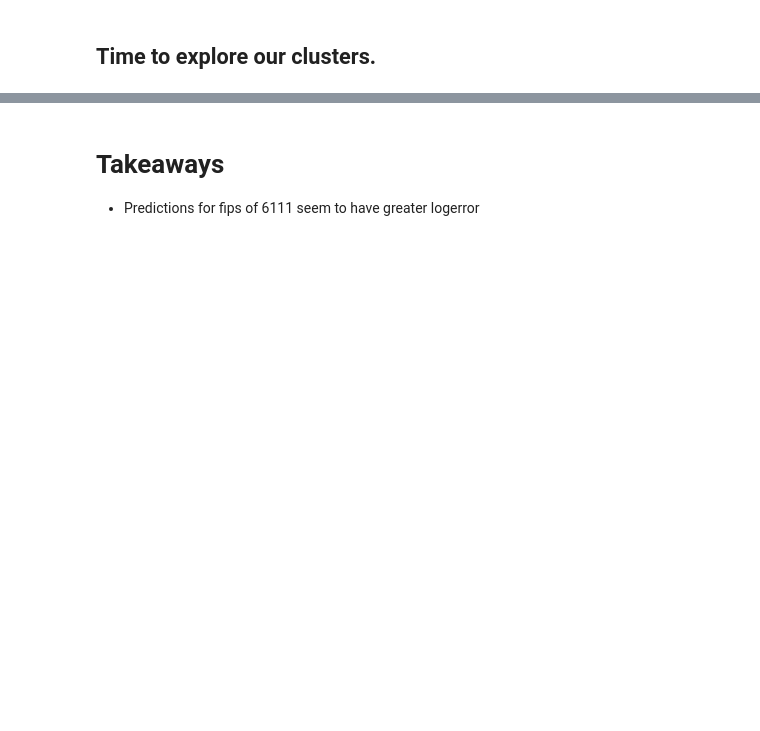
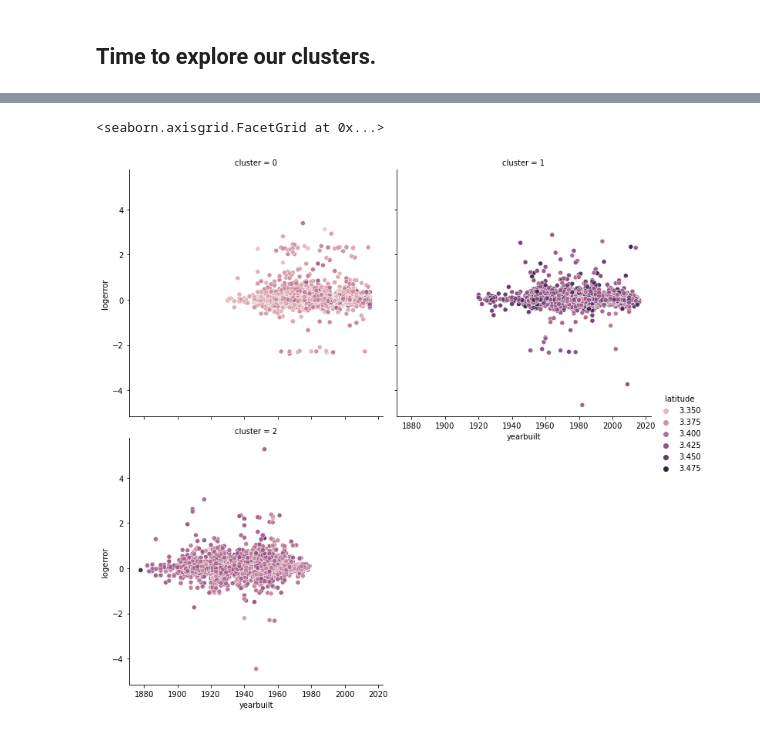
Before and after one commit to TeamOneCluster/ClusterProject, a Jupyter notebook: bts-explore.ipynb, the cells around one changed output, grey strips where cells are left out. Cells and saved outputs as stored; diff of their text form; code cells hidden in the pictures; blank space fills up the shorter version.

```diff
--- a/bts-explore.ipynb
+++ b/bts-explore.ipynb
@@ -994,3 +1076,0 @@ sns.pairplot(cluster_0, corner=True, hue='fips')
-# %% [markdown]
-# Takeaways
-* Predictions for fips of 6111 seem to have greater logerror
@@ -1017,0 +1077,6 @@ print("RMSE for OLS using LinearRegression\nTraining/In-Sample: ", rmse_train,
+# %%
+# plot out income vs. spending with regard to the cluster and age
+sns.relplot(data=train, x="yearbuilt", y="logerror", col="cluster", hue="latitude", col_wrap=2)
+# %% [output]
+<seaborn.axisgrid.FacetGrid at 0x...>
+[figure, added]
```
Also changed, not shown: parts of 61 cells of this notebook.
